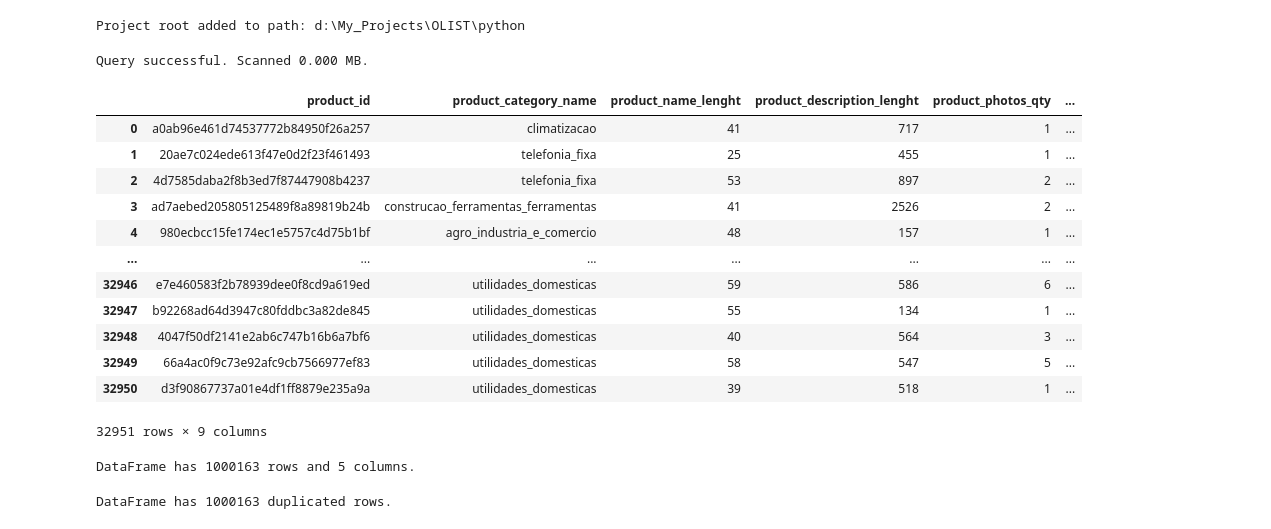
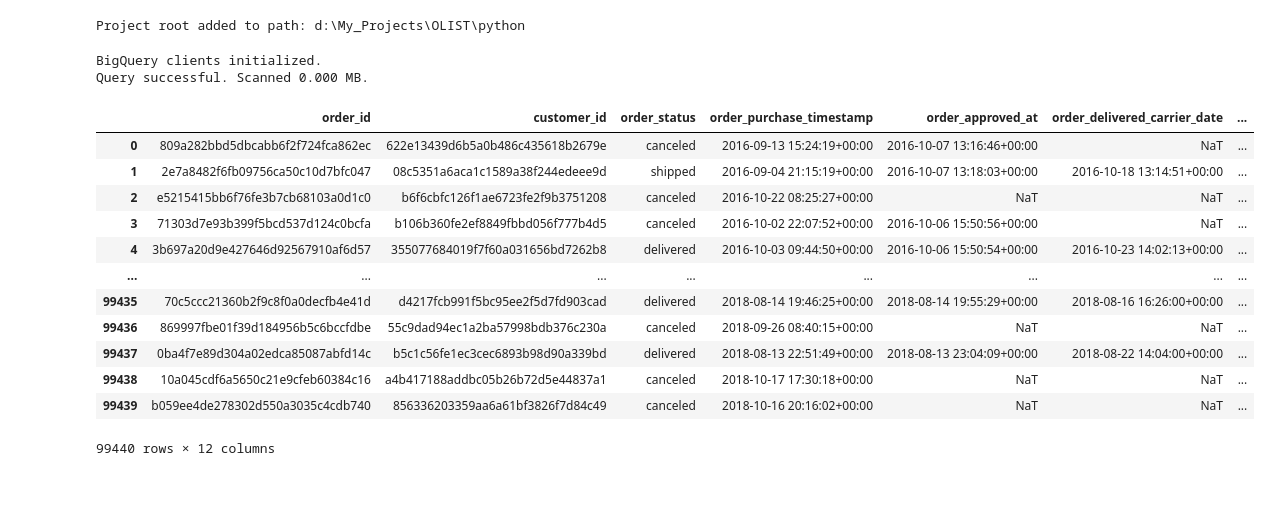
Before and after one commit to Seyyed-Reza-Mashhadi/dbt_project_OLIST, a Jupyter notebook: python/notebooks/data_exploration2.ipynb, the cells around one changed output. Cells and saved outputs as stored; diff of their text form; code cells hidden in the pictures; blank space fills up the shorter version.

```diff
--- a/python/notebooks/data_exploration2.ipynb
+++ b/python/notebooks/data_exploration2.ipynb
@@ -19,32 +19,21 @@ from src import sql_queries as q
 import pandas as pd
 import numpy as np
 # %%
-df = fetch_data_from_bq(q.GET_PRODUCTS)
+df = fetch_data_from_bq(q.GET_FACT_ORDERS)
 df
 # %% [output]
+BigQuery clients initialized.
 Query successful. Scanned 0.000 MB.
-|  | product_id | product_category_name | product_name_lenght | product_description_lenght | product_photos_qty | ... |
-| 0 | a0ab96e461d74537772b84950f26a257 | climatizacao | 41 | 717 | 1 | ... |
-| 1 | 20ae7c024ede613f47e0d2f23f461493 | telefonia_fixa | 25 | 455 | 1 | ... |
-| 2 | 4d7585daba2f8b3ed7f87447908b4237 | telefonia_fixa | 53 | 897 | 2 | ... |
-| 3 | ad7aebed205805125489f8a89819b24b | construcao_ferramentas_ferramentas | 41 | 2526 | 2 | ... |
-| 4 | 980ecbcc15fe174ec1e5757c4d75b1bf | agro_industria_e_comercio | 48 | 157 | 1 | ... |
-| ... | ... | ... | ... | ... | ... | ... |
-| 32946 | e7e460583f2b78939dee0f8cd9a619ed | utilidades_domesticas | 59 | 586 | 6 | ... |
-| 32947 | b92268ad64d3947c80fddbc3a82de845 | utilidades_domesticas | 55 | 134 | 1 | ... |
-| 32948 | 4047f50df2141e2ab6c747b16b6a7bf6 | utilidades_domesticas | 40 | 564 | 3 | ... |
-| 32949 | 66a4ac0f9c73e92afc9cb7566977ef83 | utilidades_domesticas | 58 | 547 | 5 | ... |
-| 32950 | d3f90867737a01e4df1ff8879e235a9a | utilidades_domesticas | 39 | 518 | 1 | ... |
+|  | order_id | customer_id | order_status | order_purchase_timestamp | order_approved_at | order_delivered_carrier_date | ... |
+| 0 | 809a282bbd5dbcabb6f2f724fca862ec | 622e13439d6b5a0b486c435618b2679e | canceled | 2016-09-13 15:24:19+00:00 | 2016-10-07 13:16:46+00:00 | NaT | ... |
+| 1 | 2e7a8482f6fb09756ca50c10d7bfc047 | 08c5351a6aca1c1589a38f244edeee9d | shipped | 2016-09-04 21:15:19+00:00 | 2016-10-07 13:18:03+00:00 | 2016-10-18 13:14:51+00:00 | ... |
+| 2 | e5215415bb6f76fe3b7cb68103a0d1c0 | b6f6cbfc126f1ae6723fe2f9b3751208 | canceled | 2016-10-22 08:25:27+00:00 | NaT | NaT | ... |
+| 3 | 71303d7e93b399f5bcd537d124c0bcfa | b106b360fe2ef8849fbbd056f777b4d5 | canceled | 2016-10-02 22:07:52+00:00 | 2016-10-06 15:50:56+00:00 | NaT | ... |
+| 4 | 3b697a20d9e427646d92567910af6d57 | 355077684019f7f60a031656bd7262b8 | delivered | 2016-10-03 09:44:50+00:00 | 2016-10-06 15:50:54+00:00 | 2016-10-23 14:02:13+00:00 | ... |
+| ... | ... | ... | ... | ... | ... | ... | ... |
+| 99435 | 70c5ccc21360b2f9c8f0a0decfb4e41d | d4217fcb991f5bc95ee2f5d7fd903cad | delivered | 2018-08-14 19:46:25+00:00 | 2018-08-14 19:55:29+00:00 | 2018-08-16 16:26:00+00:00 | ... |
+| 99436 | 869997fbe01f39d184956b5c6bccfdbe | 55c9dad94ec1a2ba57998bdb376c230a | canceled | 2018-09-26 08:40:15+00:00 | NaT | NaT | ... |
+| 99437 | 0ba4f7e89d304a02edca85087abfd14c | b5c1c56fe1ec3cec6893b98d90a339bd | delivered | 2018-08-13 22:51:49+00:00 | 2018-08-13 23:04:09+00:00 | 2018-08-22 14:04:00+00:00 | ... |
+| 99438 | 10a045cdf6a5650c21e9cfeb60384c16 | a4b417188addbc05b26b72d5e44837a1 | canceled | 2018-10-17 17:30:18+00:00 | NaT | NaT | ... |
+| 99439 | b059ee4de278302d550a3035c4cdb740 | 856336203359aa6a61bf3826f7d84c49 | canceled | 2018-10-16 20:16:02+00:00 | NaT | NaT | ... |
-32951 rows × 9 columns
+99440 rows × 12 columns
-# %%
-df.count()
-n_rows = len(df)
-n_cols = len(df.columns)
-print(f"DataFrame has {n_rows} rows and {n_cols} columns.")
-# %% [output]
-DataFrame has 1000163 rows and 5 columns.
-# %%
-n_dup_rows = len(df.duplicated(keep=False))
-print(f"DataFrame has {n_dup_rows} duplicated rows.")
-# %% [output]
-DataFrame has 1000163 duplicated rows.
```
Also changed, not shown: parts of 5 cells of this notebook, 16 other files.
